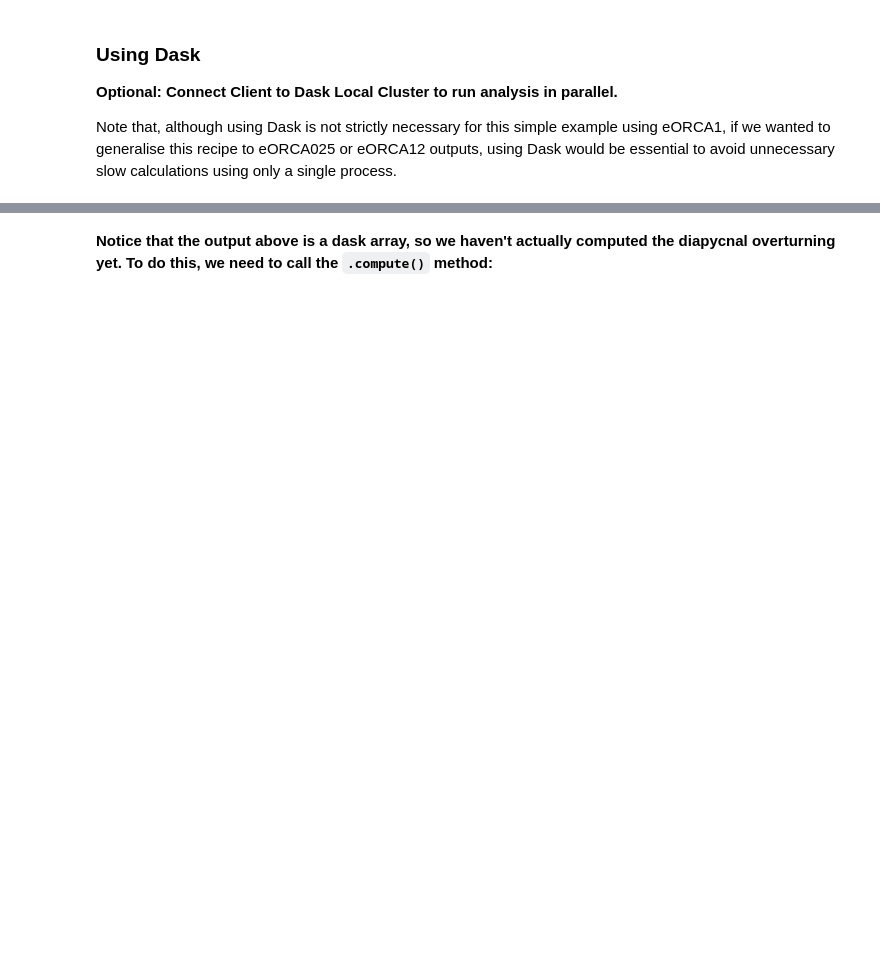
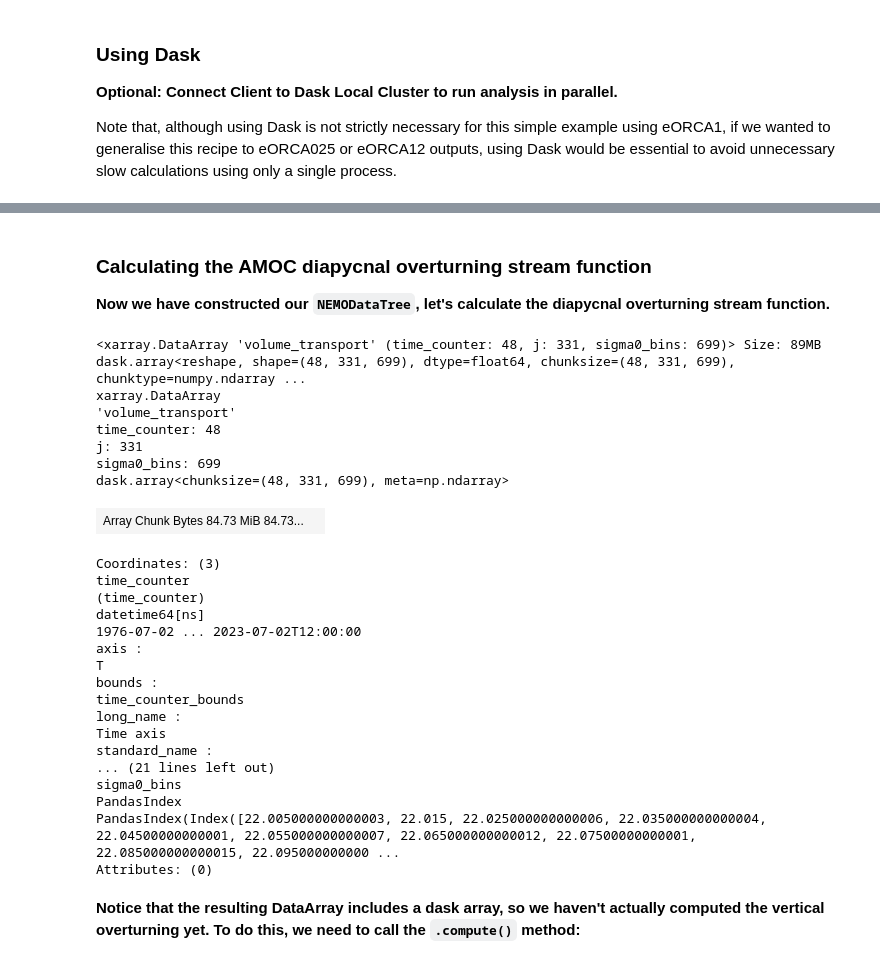
Before and after one commit to NOC-MSM/nemo_cookbook, a Jupyter notebook: recipes/recipe_moc_tracer.ipynb, the cells around one changed output, grey strips where cells are left out. Saved outputs shown, nothing was run; the diff lists cells and outputs as text; code cells hidden in the pictures; blank space fills up the shorter version.

```diff
--- a/recipes/recipe_moc_tracer.ipynb
+++ b/recipes/recipe_moc_tracer.ipynb
@@ -116,0 +342,3 @@ moc_sigma0
+# %% [markdown]
+### **Calculating the AMOC diapycnal overturning stream function**
+**Now we have constructed our `NEMODataTree`, let's calculate the diapycnal overturning stream function.**
@@ -117,2 +354,43 @@ moc_sigma0
+# %%
+# Define potential density bins [kg /m3]:
+sigma0_bins = np.arange(22, 29, 0.01)
+
+# Compute meridional volume transport in latitude-potential density coords
+vt_sigma0_atl = nemo.binned_statistic(grid="/gridV",
+                                      vars=["sigma0"],
+                                      values="volume_transport",
+                                      keep_dims=["time_counter", "j"],
+                                      bins=[sigma0_bins],
+                                      statistic="nansum",
+                                      mask=atlmask
+                                      )
+
+vt_sigma0_atl
+# %% [output]
+<xarray.DataArray 'volume_transport' (time_counter: 48, j: 331, sigma0_bins: 699)> Size: 89MB dask.array<reshape, shape=(48, 331, 699), dtype=float64, chunksize=(48, 331, 699), chunktype=numpy.ndarray ...
+xarray.DataArray
+'volume_transport'
+time_counter: 48
+j: 331
+sigma0_bins: 699
+dask.array<chunksize=(48, 331, 699), meta=np.ndarray>
+| Array Chunk Bytes 84.73 MiB 84.73... |  |
+Coordinates: (3)
+time_counter
+(time_counter)
+datetime64[ns]
+1976-07-02 ... 2023-07-02T12:00:00
+axis :
+T
+bounds :
+time_counter_bounds
+long_name :
+Time axis
+standard_name :
+... (21 lines left out)
+sigma0_bins
+PandasIndex
+PandasIndex(Index([22.005000000000003, 22.015, 22.025000000000006, 22.035000000000004, 22.04500000000001, 22.055000000000007, 22.065000000000012, 22.07500000000001, 22.085000000000015, 22.095000000000 ...
+Attributes: (0)
 # %% [markdown]
-**Notice that the output above is a dask array, so we haven't actually computed the diapycnal overturning yet. To do this, we need to call the ``.compute()`` method:**
+**Notice that the resulting DataArray includes a dask array, so we haven't actually computed the vertical overturning yet. To do this, we need to call the ``.compute()`` method:**
```
Also changed, not shown: parts of 21 cells of this notebook, 1 other file.
